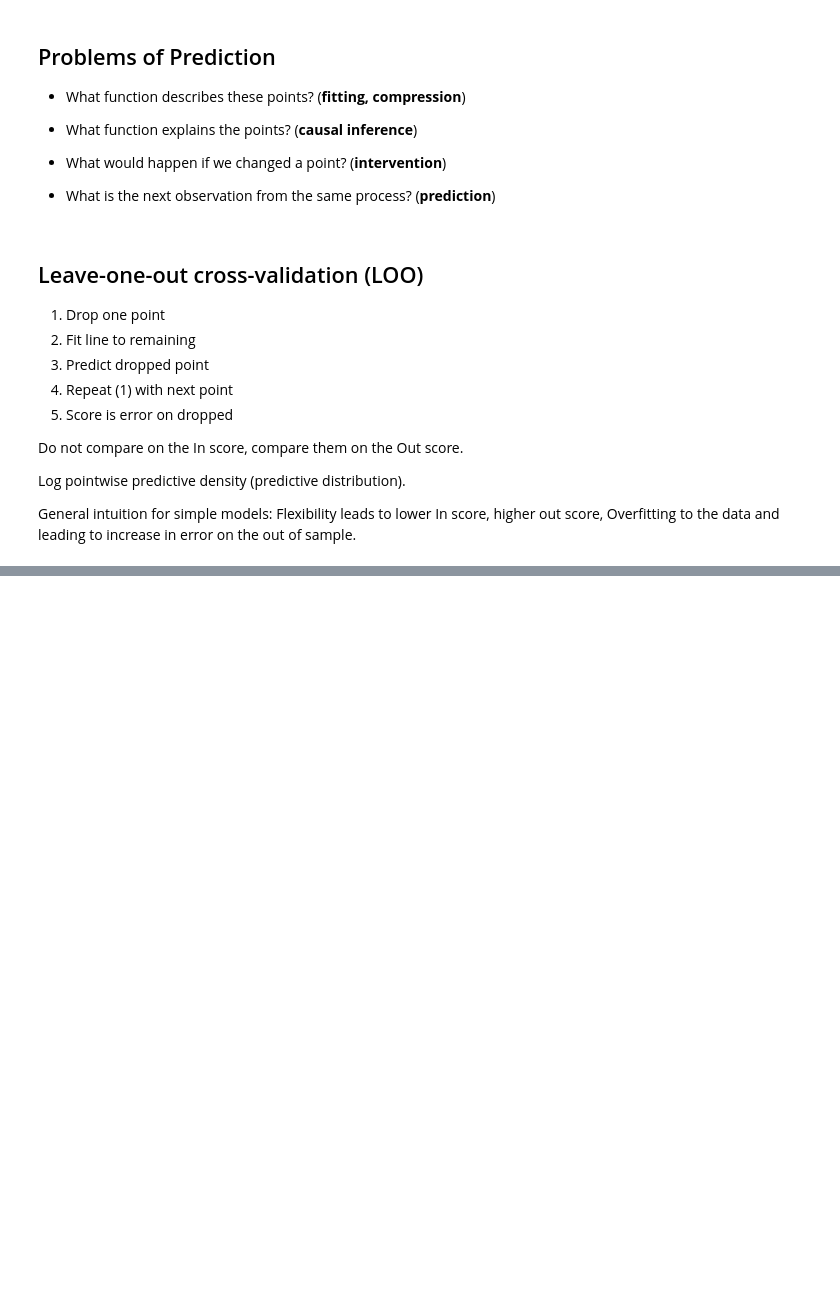
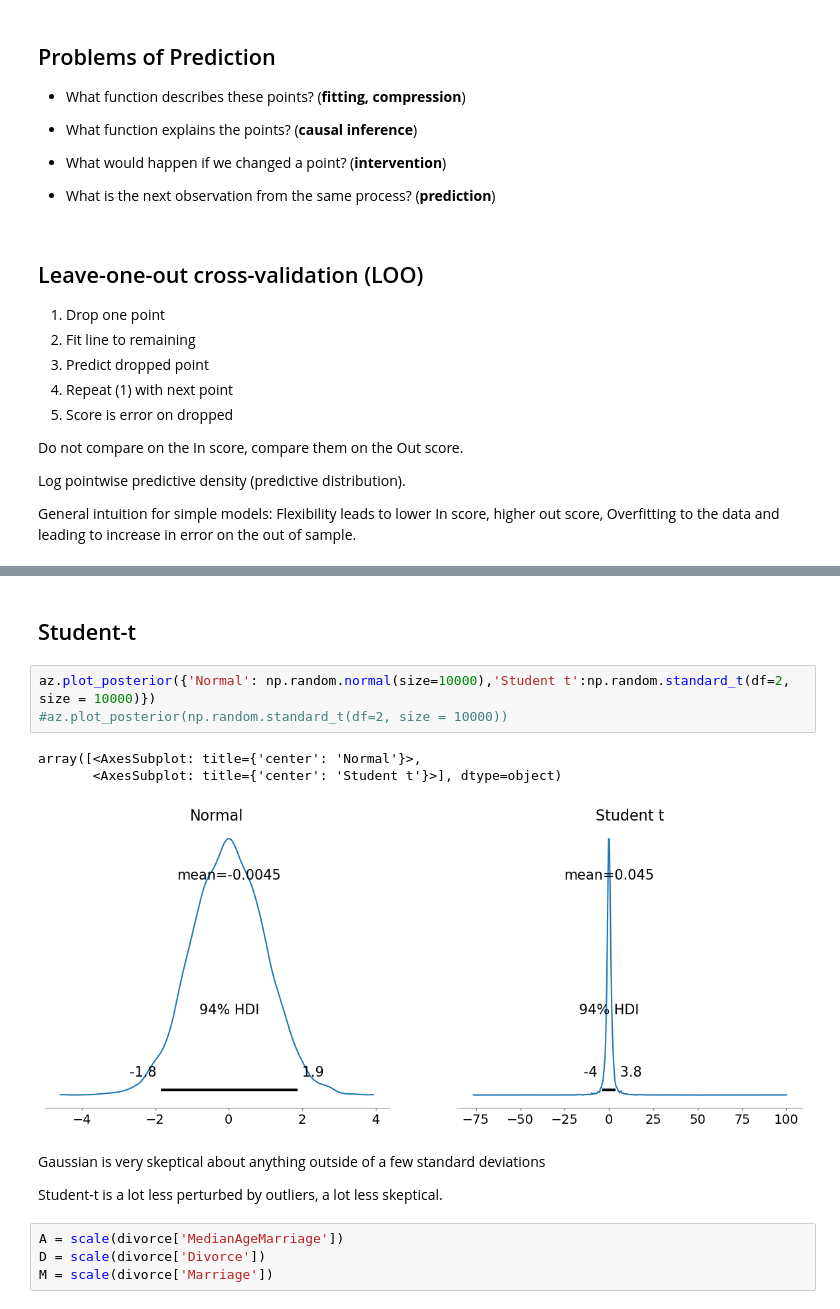
Before and after one commit to kpjmcg/Statistical-Rethinking-2023-Python-Notes, a Jupyter notebook: Lecture_07_2023.ipynb, the cells around one changed output, grey strips where cells are left out. Saved outputs shown, nothing was run; the diff lists cells and outputs as text; blank space fills up the shorter version.

```diff
--- a/Lecture_07_2023.ipynb
+++ b/Lecture_07_2023.ipynb
@@ -47,0 +148,17 @@ General intuition for simple models: Flexibility leads to lower In score, higher
+# %% [markdown]
+## Student-t
+# %%
+az.plot_posterior({'Normal': np.random.normal(size=10000),'Student t':np.random.standard_t(df=2, size = 10000)})
+#az.plot_posterior(np.random.standard_t(df=2, size = 10000))
+# %% [output]
+array([<AxesSubplot: title={'center': 'Normal'}>,
+       <AxesSubplot: title={'center': 'Student t'}>], dtype=object)
+[figure, added]
+# %% [markdown]
+Gaussian is very skeptical about anything outside of a few standard deviations
+
+Student-t is a lot less perturbed by outliers, a lot less skeptical.
+# %%
+A = scale(divorce['MedianAgeMarriage'])
+D = scale(divorce['Divorce'])
+M = scale(divorce['Marriage'])
```
Also changed, not shown: parts of 14 cells of this notebook.
